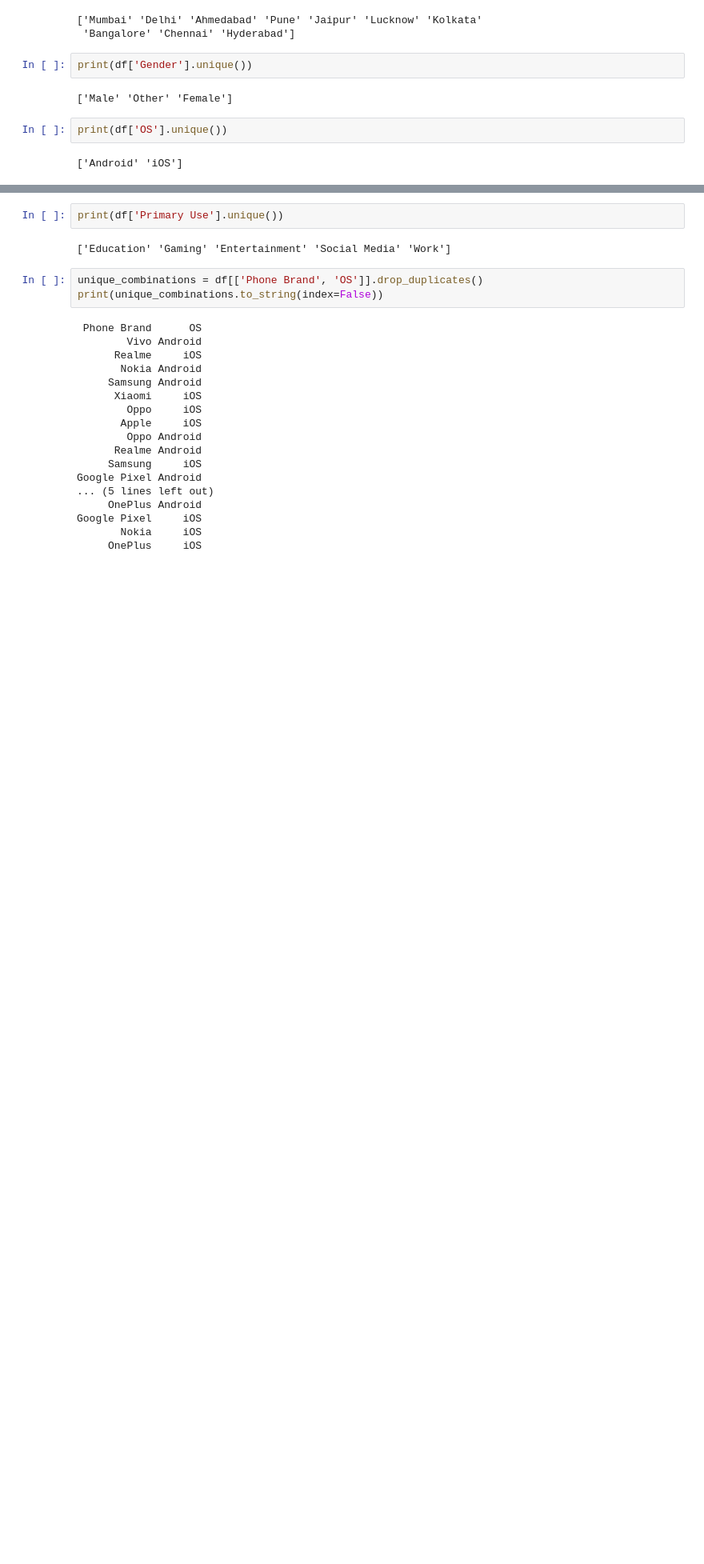
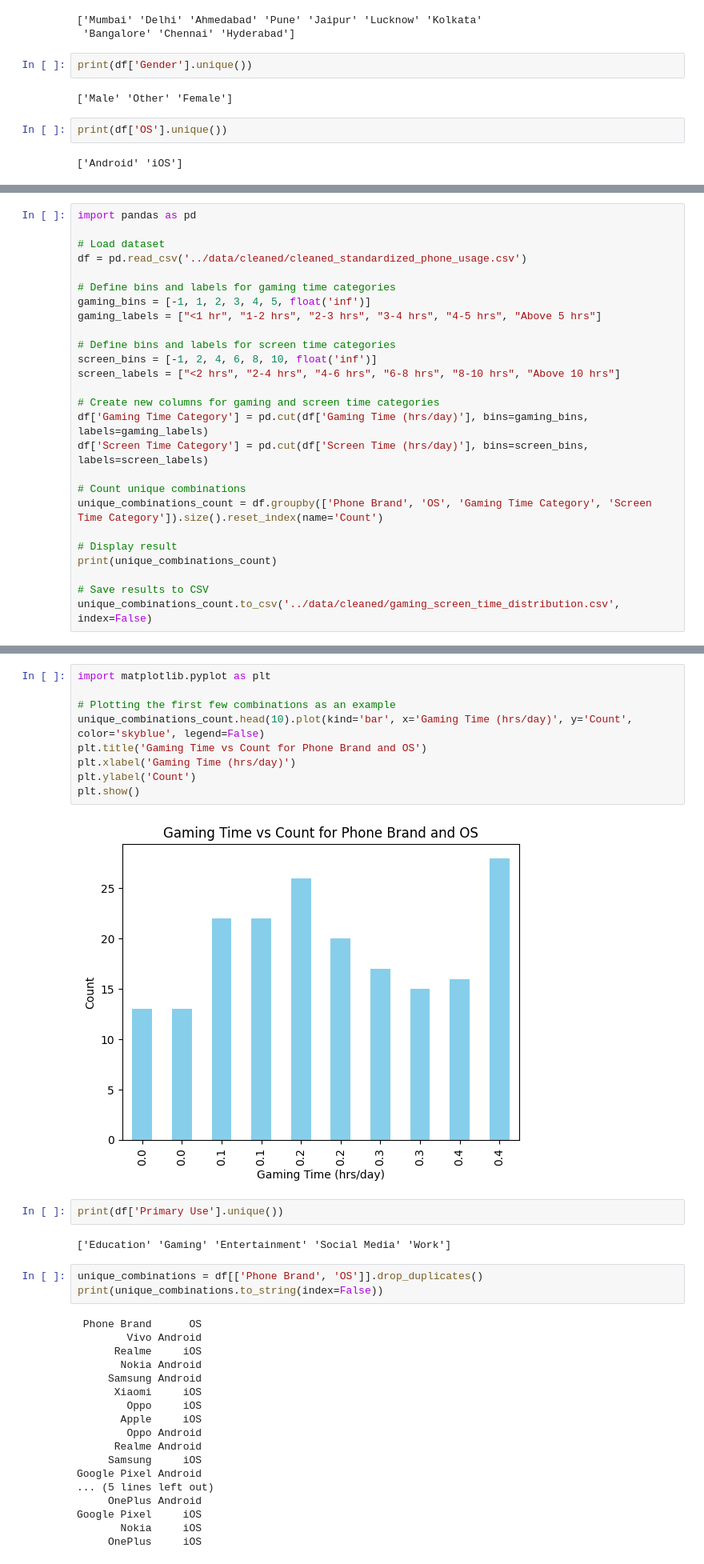
Before and after one commit to TejaswiPodilaGitUser/decoding_phone_usgae_patterns, a Jupyter notebook: notebooks/eda_phone_usage.ipynb, the cells around one changed output, grey strips where cells are left out. Shown at 80% size. Cells and saved outputs as stored; diff of their text form; blank space fills up the shorter version.

```diff
--- a/notebooks/eda_phone_usage.ipynb
+++ b/notebooks/eda_phone_usage.ipynb
@@ -66,0 +142,26 @@ print(df['OS'].unique())
+# %%
+import pandas as pd
+
+# Load dataset
+df = pd.read_csv('../data/cleaned/cleaned_standardized_phone_usage.csv')
+
+# Define bins and labels for gaming time categories
+gaming_bins = [-1, 1, 2, 3, 4, 5, float('inf')]
+gaming_labels = ["<1 hr", "1-2 hrs", "2-3 hrs", "3-4 hrs", "4-5 hrs", "Above 5 hrs"]
+
+# Define bins and labels for screen time categories
+screen_bins = [-1, 2, 4, 6, 8, 10, float('inf')]
+screen_labels = ["<2 hrs", "2-4 hrs", "4-6 hrs", "6-8 hrs", "8-10 hrs", "Above 10 hrs"]
+
+# Create new columns for gaming and screen time categories
+df['Gaming Time Category'] = pd.cut(df['Gaming Time (hrs/day)'], bins=gaming_bins, labels=gaming_labels)
+df['Screen Time Category'] = pd.cut(df['Screen Time (hrs/day)'], bins=screen_bins, labels=screen_labels)
+
+# Count unique combinations
+unique_combinations_count = df.groupby(['Phone Brand', 'OS', 'Gaming Time Category', 'Screen Time Category']).size().reset_index(name='Count')
+
+# Display result
+print(unique_combinations_count)
+
+# Save results to CSV
+unique_combinations_count.to_csv('../data/cleaned/gaming_screen_time_distribution.csv', index=False)
@@ -67,3 +201,14 @@ print(df['OS'].unique())
+# %%
+import matplotlib.pyplot as plt
+
+# Plotting the first few combinations as an example
+unique_combinations_count.head(10).plot(kind='bar', x='Gaming Time (hrs/day)', y='Count', color='skyblue', legend=False)
+plt.title('Gaming Time vs Count for Phone Brand and OS')
+plt.xlabel('Gaming Time (hrs/day)')
+plt.ylabel('Count')
+plt.show()
+# %% [output]
+[figure, added]
 # %%
 print(df['Primary Use'].unique())
 # %% [output]
```
Also changed, not shown: parts of 14 cells of this notebook, 31 other files.
